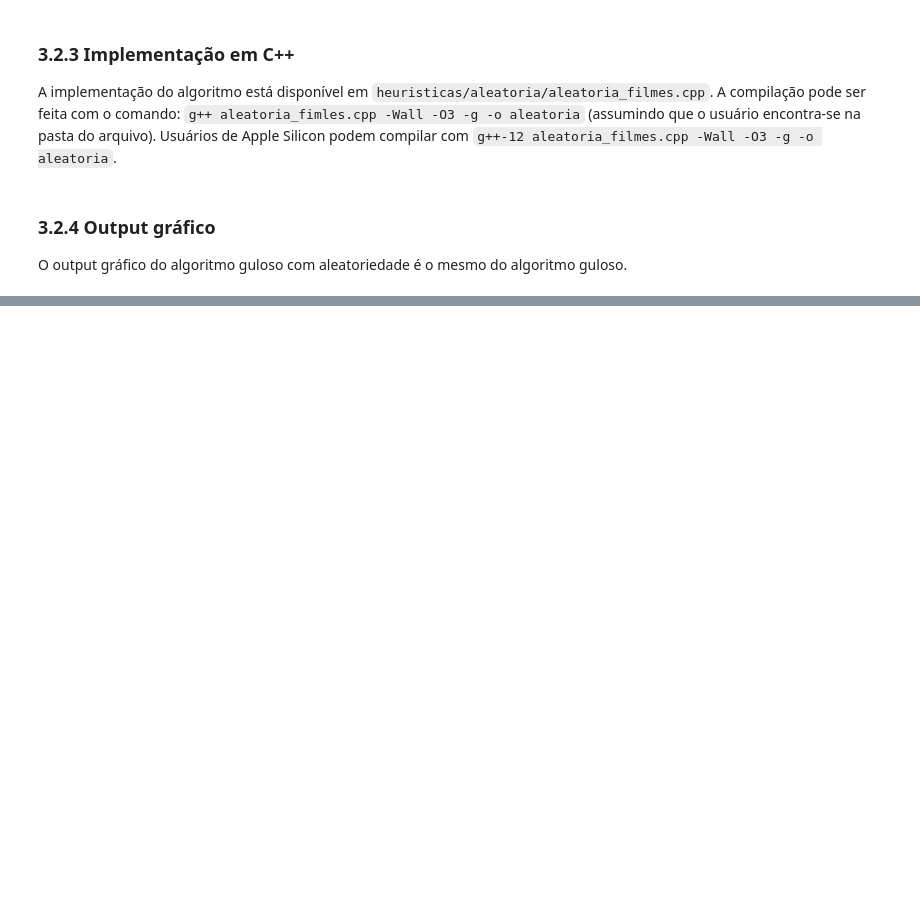
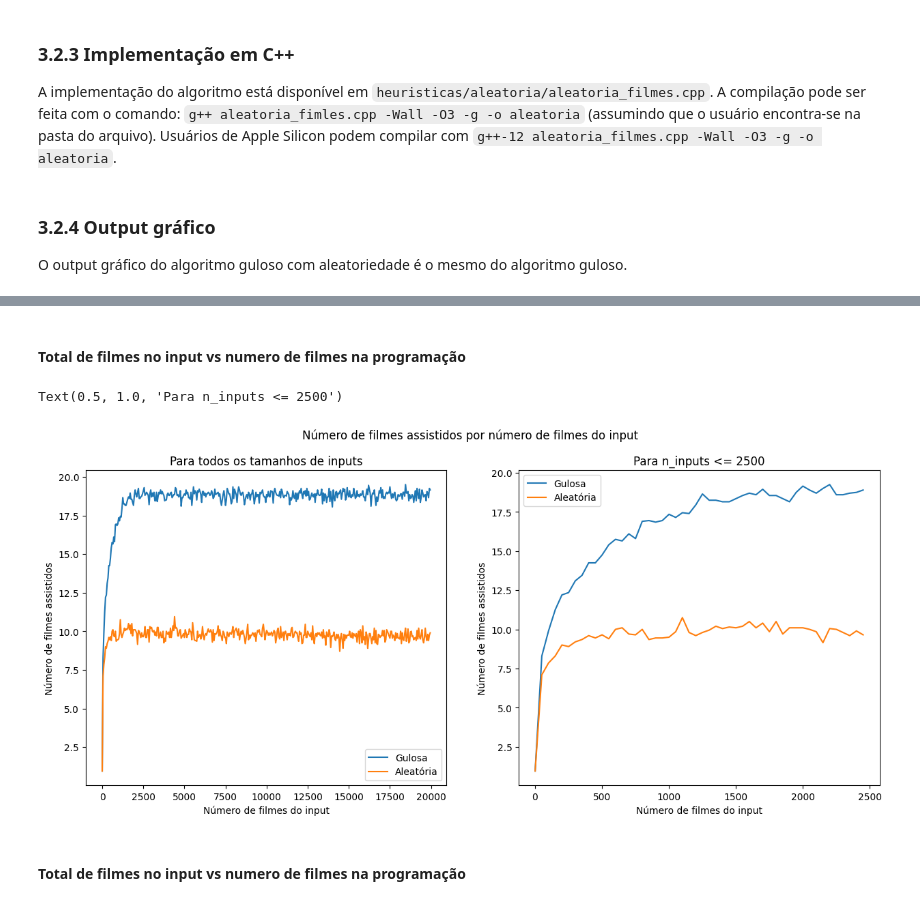
Before and after one commit to arthurchieppe/filmes-supercomp, a Jupyter notebook: relatorio/relatorio_parcial.ipynb, the cells around one changed output, grey strips where cells are left out. Drawn from its saved outputs; the diff is of its cells as text; code cells hidden in the pictures; blank space fills up the shorter version.

```diff
--- a/relatorio/relatorio_parcial.ipynb
+++ b/relatorio/relatorio_parcial.ipynb
@@ -182,0 +316,26 @@ O output gráfico do algoritmo guloso com aleatoriedade é o mesmo do algoritmo
+# %% [markdown]
+#### Total de filmes no input vs numero de filmes na programação
+# %%
+fig, ax = plt.subplots(ncols=2, figsize=(15, 6))
+# Add title to the figure
+fig.suptitle('Número de filmes assistidos por número de filmes do input')
+gulosa_df_prog = gulosa_df[['n_movies_watched','n_movies']]. groupby('n_movies').mean().reset_index()
+aleatoria_df_prog = aleatoria_df[['n_movies_watched','n_movies']]. groupby('n_movies').mean().reset_index()
+
+sns.lineplot(x='n_movies', y='n_movies_watched', data=gulosa_df_prog, label='Gulosa', ax=ax[0])
+sns.lineplot(x='n_movies', y='n_movies_watched', data=aleatoria_df_prog, label='Aleatória', ax=ax[0])
+ax[0].set_ylabel('Número de filmes assistidos')
+ax[0].set_xlabel('Número de filmes do input')
+ax[0].set_title('Para todos os tamanhos de inputs')
+
+# Agora com zoom no eixo x
+sns.lineplot(x='n_movies', y='n_movies_watched', data=gulosa_df_prog[gulosa_df_prog['n_movies'] <= 2500], label='Gulosa', ax=ax[1])
+sns.lineplot(x='n_movies', y='n_movies_watched', data=aleatoria_df_prog[aleatoria_df_prog['n_movies'] <= 2500], label='Aleatória', ax=ax[1])
+ax[1].set_ylabel('Número de filmes assistidos')
+ax[1].set_xlabel('Número de filmes do input')
+ax[1].set_title('Para n_inputs <= 2500')
+# %% [output]
+Text(0.5, 1.0, 'Para n_inputs <= 2500')
+[figure, added]
+# %% [markdown]
+#### Total de filmes no input vs numero de filmes na programação
```
Also changed, not shown: parts of 17 cells of this notebook, 1 other file.
